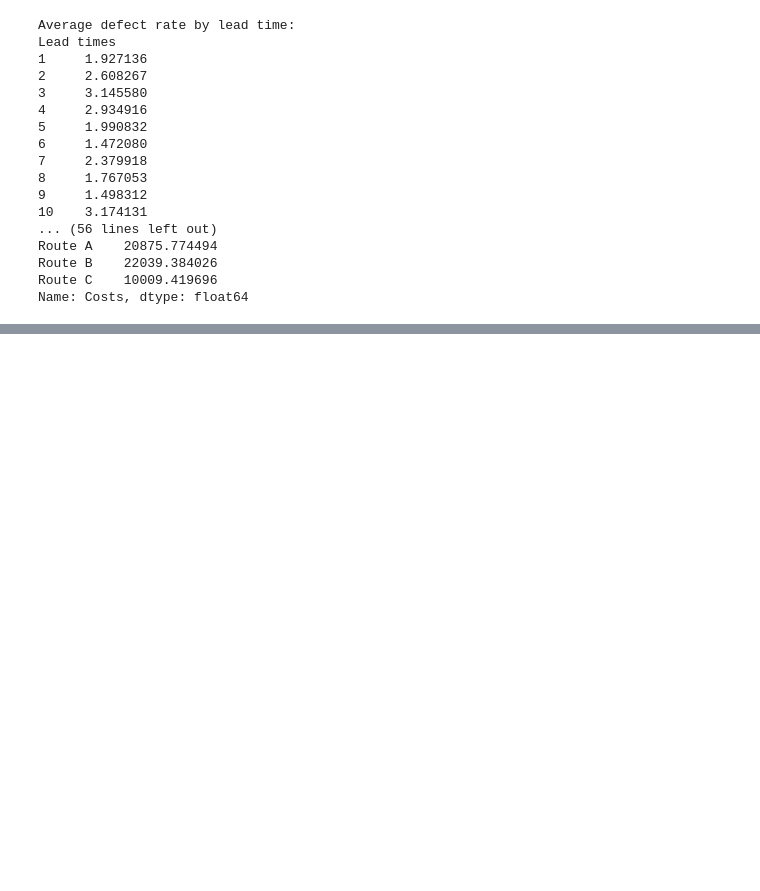
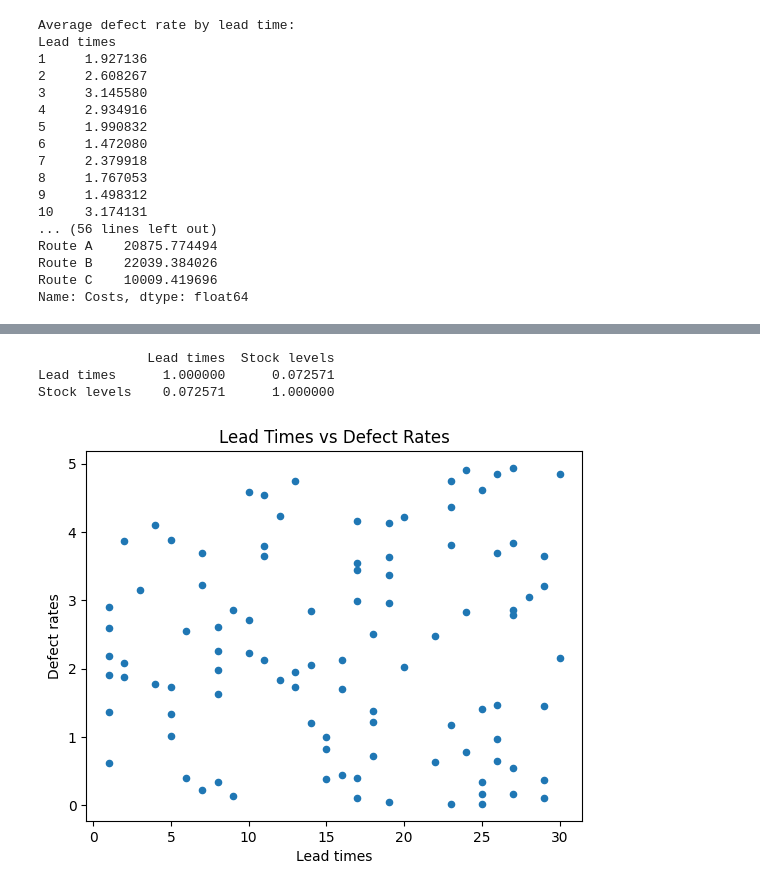
Before and after one commit to mustaphamerakech/supply-chain-cost-analysis, a Jupyter notebook: supply_chain_cost_analysis.ipynb, the cells around one changed output, grey strips where cells are left out. Saved outputs shown, nothing was run; the diff lists cells and outputs as text; code cells hidden in the pictures; blank space fills up the shorter version.

```diff
--- a/supply_chain_cost_analysis.ipynb
+++ b/supply_chain_cost_analysis.ipynb
@@ -180,0 +207,12 @@ plt.show()
+# %%
+# Correlation between lead times and stock levels
+print(df[['Lead times', 'Stock levels']].corr())
+
+# Scatter plot for lead times vs defect rates
+df.plot(kind='scatter', x='Lead times', y='Defect rates', title='Lead Times vs Defect Rates')
+plt.show()
+# %% [output]
+              Lead times  Stock levels
+Lead times      1.000000      0.072571
+Stock levels    0.072571      1.000000
+[figure, added]
```
Also changed, not shown: parts of 8 cells of this notebook.
